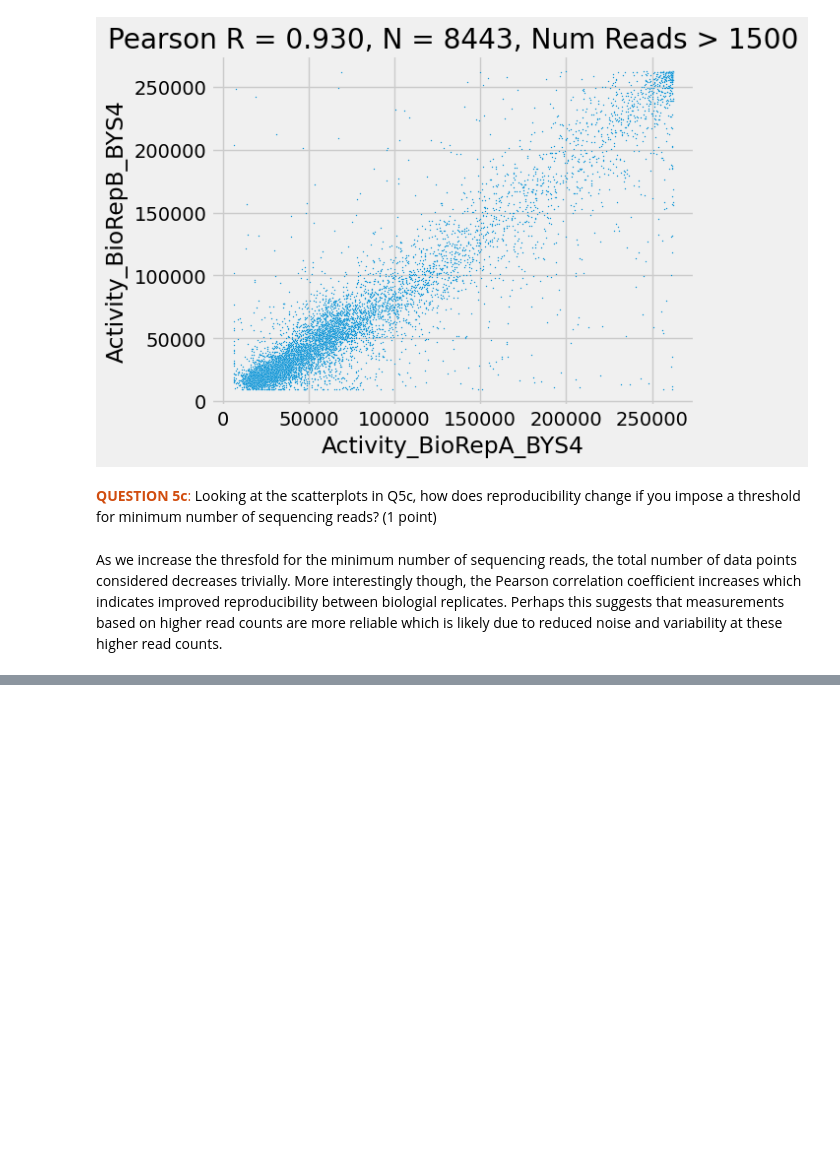
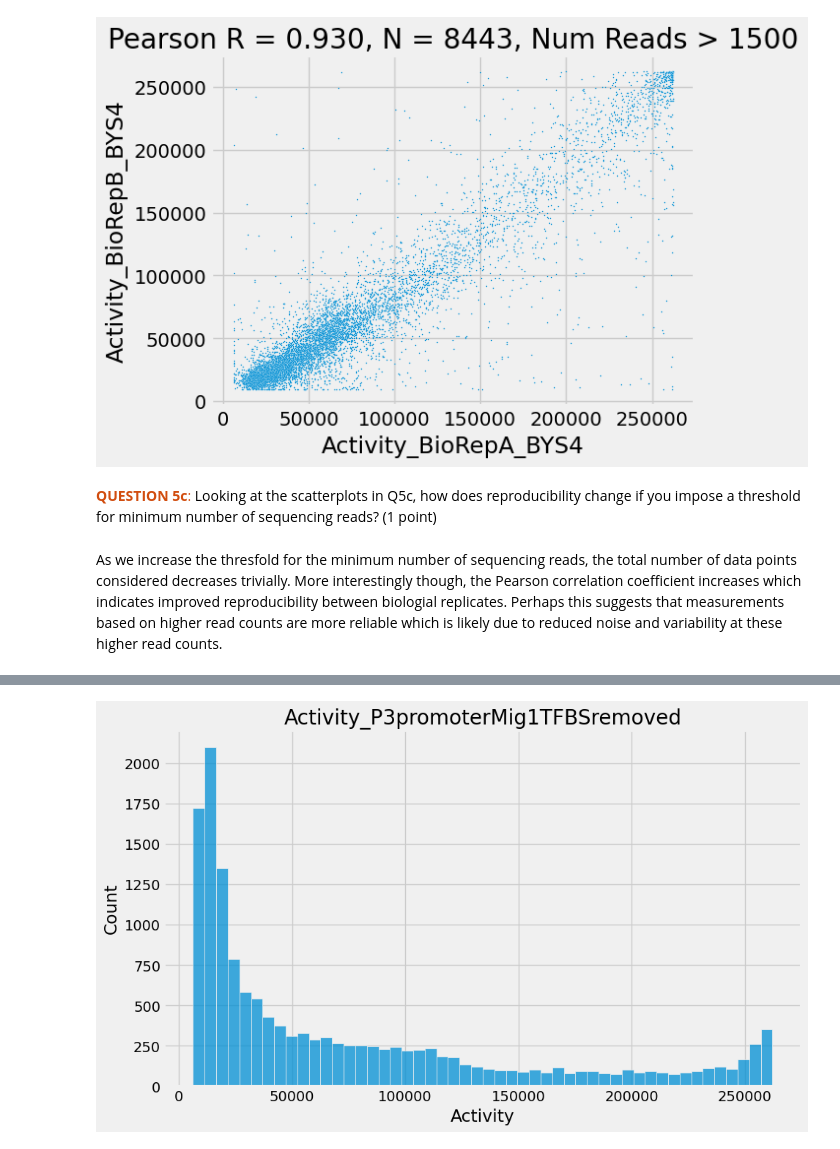
Before and after one commit to Qamil-Mirza/compbio146-berkeley, a Jupyter notebook: ds4bio-sp25/final-group/final-group-warmup-s25-STUDENT.ipynb, the cells around one changed output, grey strips where cells are left out. Drawn from its saved outputs; the diff is of its cells as text; code cells hidden in the pictures; blank space fills up the shorter version.

```diff
--- a/ds4bio-sp25/final-group/final-group-warmup-s25-STUDENT.ipynb
+++ b/ds4bio-sp25/final-group/final-group-warmup-s25-STUDENT.ipynb
@@ -379,0 +408,13 @@ As we increase the thresfold for the minimum number of sequencing reads, the tot
+# %%
+activity_last = activity_columns[-1]
+
+# plot histogram of the last activity column
+plt.figure(figsize=(10, 6))
+sns.histplot(arraydata[activity_last], bins=50)
+plt.title(activity_last)
+plt.xlabel("Activity")
+plt.ylabel("Count")
+plt.grid(True)
+plt.show()
+# %% [output]
+[figure, added]
```
Also changed, not shown: parts of 5 cells of this notebook, 2 other files.
